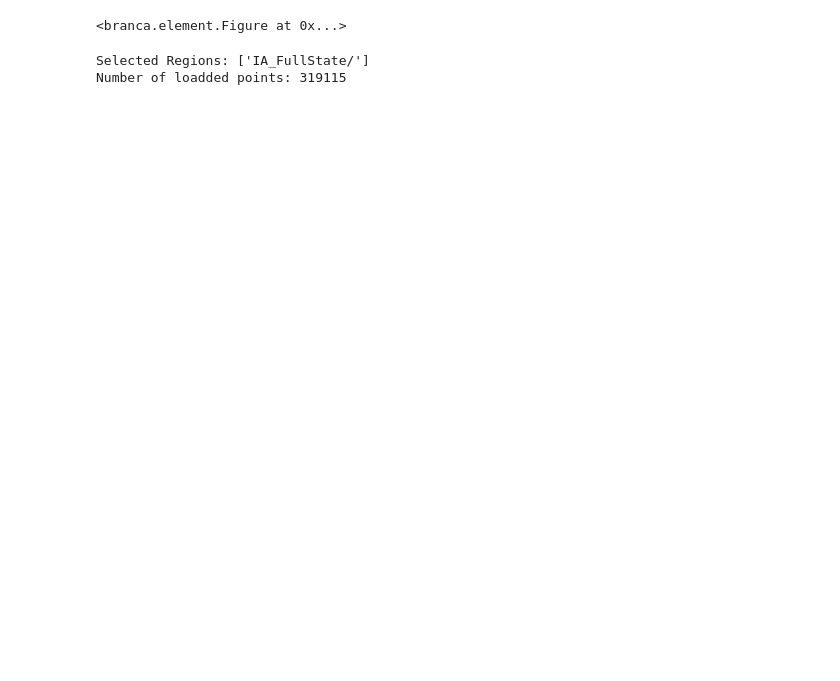
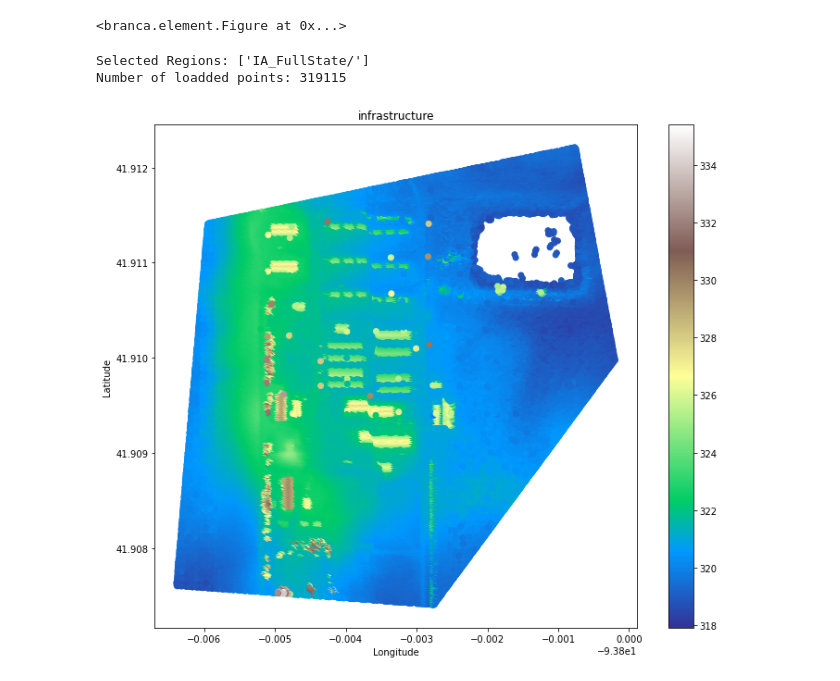
Before and after one commit to fbagire/agri_techLIDAR, a Jupyter notebook: notebooks/example.ipynb, the cells around one changed output. Drawn from its saved outputs; the diff is of its cells as text; code cells hidden in the pictures; blank space fills up the shorter version.

Commit message:
heatmap of loaded data

```diff
--- a/notebooks/example.ipynb
+++ b/notebooks/example.ipynb
@@ -15,6 +13,6 @@ importlib.reload(makedfs)
 # %%
-Ut = tools.Util()
-Pp = makedfs.Pypoint()
+tools = tools.Util()
+prepdf = makedfs.Pypoint()
 
 # import data
 pipeline_path = "../pipe.json"
@@ -44,7 +42,17 @@ Ut.show_on_map(polygon2, 15)
 # %%
 # Loading the points
 
-data_df = Pp.fetch_data(coordinates, metadata_path, save_path+"/original.csv", pipeline_path)
+data_df = prepdf.fetch_data(coordinates, metadata_path, save_path+"/original.csv", pipeline_path)
 # %% [output]
 Selected Regions: ['IA_FullState/']
 Number of loadded points: 319115
+# %%
+# Creating the geo dataframe out of the loaded point clouds.
+
+geo_df = data_df.loc[0,"data"]
+# %%
+# Heat map of the loaded maps
+
+prepdf.plot_heatmap(geo_df, "infrastructure", save_path+"/image1.png")
+# %% [output]
+[figure, added]
```
Also changed, not shown: parts of 2 cells of this notebook, 3 other files.
